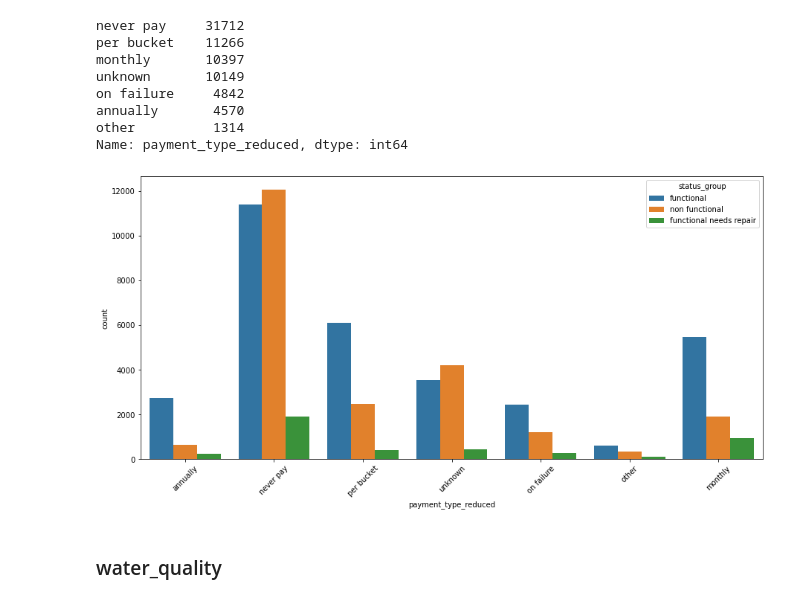
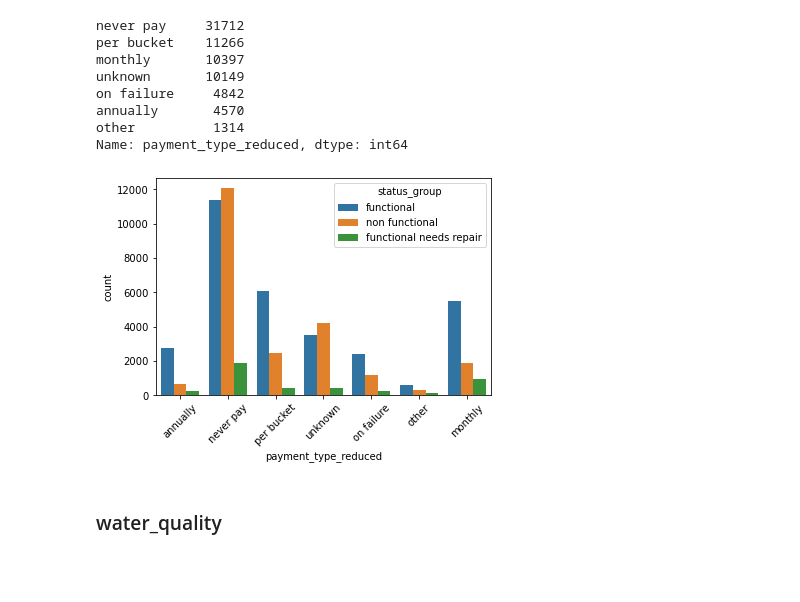
Before and after one commit to brspencer90/water-pump-tanzania, a Jupyter notebook: notebooks/pre_processing.ipynb, the cells around one changed output. Drawn from its saved outputs; the diff is of its cells as text; code cells hidden in the pictures; blank space fills up the shorter version.

```diff
--- a/notebooks/pre_processing.ipynb
+++ b/notebooks/pre_processing.ipynb
@@ -370,12 +366,10 @@ annually       4570
 other          1314
 Name: payment_type_reduced, dtype: int64
 # %%
-plt.figure(figsize=(15,7))
-
 sns.countplot(data=df_comp_val,x=var_red,hue='status_group')
 plt.xticks(rotation=45);
 # %% [output]
-[figure, old version]
+[figure, new version]
 # %%
 df_comp_val = pd.concat([df_comp_val,pd.get_dummies(df_comp_val[var_red],prefix=var)],axis=1)
 # %%
```
Also changed, not shown: parts of 11 cells of this notebook, 6 other files.
